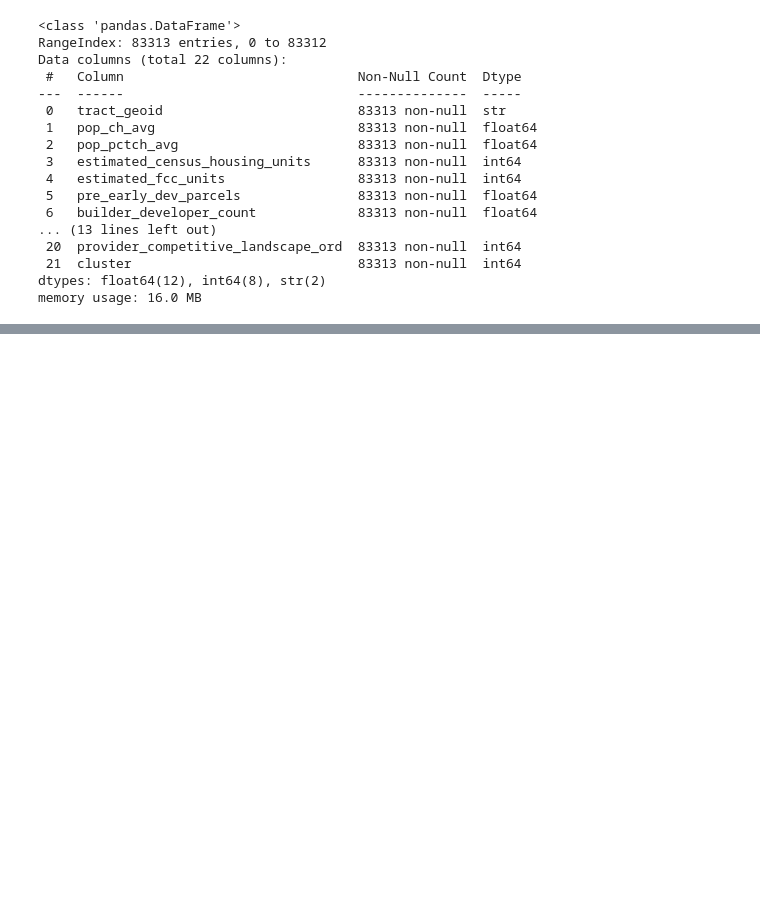
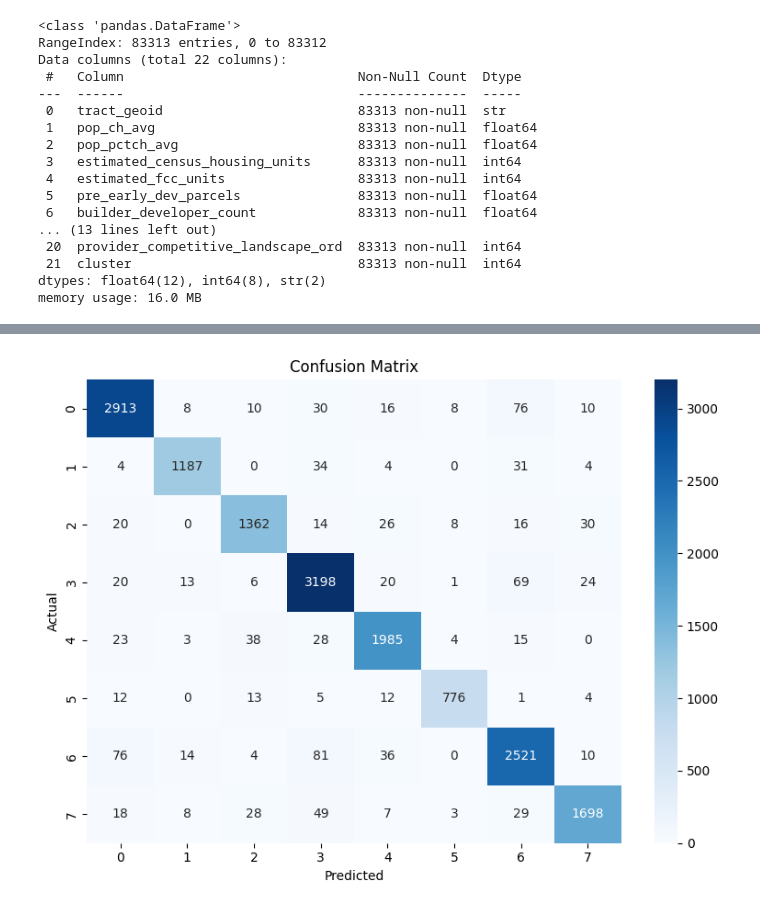
Before and after one commit to eprashar-clgx/network-idx, a Jupyter notebook: notebooks/04_eda_classification.ipynb, the cells around one changed output, grey strips where cells are left out. Drawn from its saved outputs; the diff is of its cells as text; code cells hidden in the pictures; blank space fills up the shorter version.

```diff
--- a/notebooks/04_eda_classification.ipynb
+++ b/notebooks/04_eda_classification.ipynb
@@ -44,0 +73,12 @@ memory usage: 16.0 MB
+# %%
+from sklearn.model_selection import train_test_split
+from sklearn.ensemble import RandomForestClassifier
+from sklearn.metrics import classification_report, confusion_matrix
+
+X_train, X_test, y_train, y_test = train_test_split(X, y, test_size=0.2, random_state=42, stratify=y)
+
+clf = RandomForestClassifier(n_estimators=300, random_state=42, n_jobs=-1)
+clf.fit(X_train, y_train)
+
+y_pred = clf.predict(X_test)
+print(classification_report(y_test, y_pred))
@@ -44,0 +100,11 @@ memory usage: 16.0 MB
+# %%
+cm = confusion_matrix(y_test, y_pred)
+fig, ax = plt.subplots(figsize=(8, 6))
+sns.heatmap(cm, annot=True, fmt='d', cmap='Blues', ax=ax,
+            xticklabels=sorted(y.unique()), yticklabels=sorted(y.unique()))
+ax.set_xlabel('Predicted')
+ax.set_ylabel('Actual')
+ax.set_title('Confusion Matrix')
+plt.tight_layout()
+# %% [output]
+[figure, added]
```
Also changed, not shown: parts of 8 cells of this notebook.
